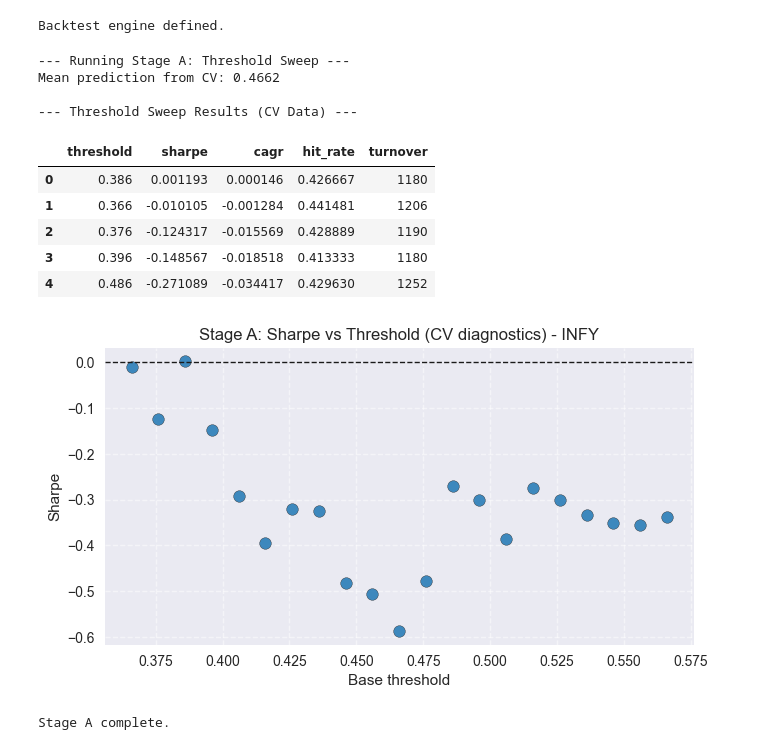
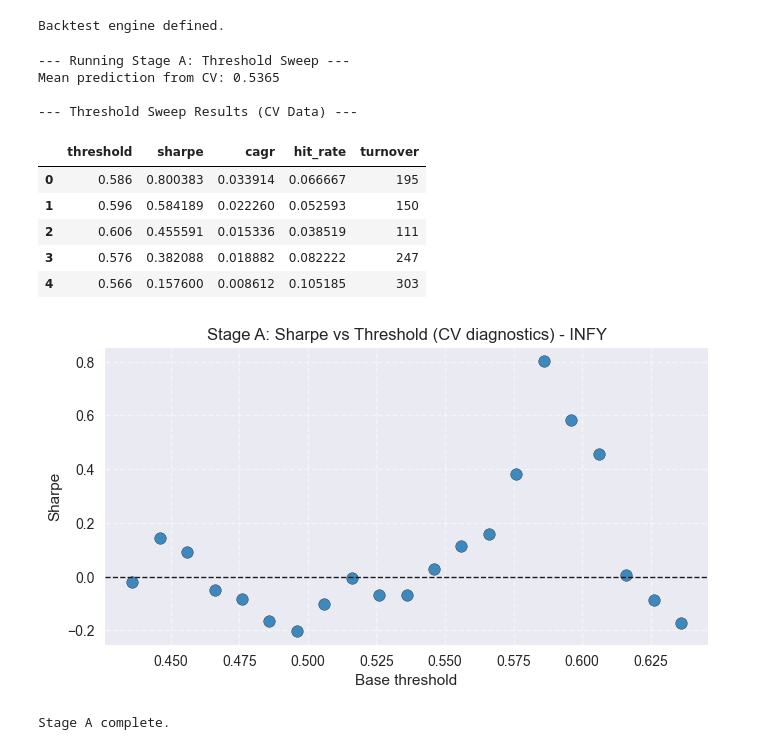
Before and after one commit to Akshat-jwr/CNN_LSTM, a Jupyter notebook: Infy-CNN_LSTM(1).ipynb, the cells around one changed output. Cells and saved outputs as stored; diff of their text form; code cells hidden in the pictures.

```diff
--- a/Infy-CNN_LSTM(1).ipynb
+++ b/Infy-CNN_LSTM(1).ipynb
@@ -168,7 +188,8 @@ def add_technical_features(df, lags=7):
 
     # OBV
     direction = np.sign(px.diff().fillna(0))
-    df["OBV"] = (direction * df["Volume"]).fillna(0).cumsum()
+    obv_raw = (direction * df["Volume"]).fillna(0).cumsum()
+    df["OBV"] = obv_raw.pct_change(5).fillna(0).clip(-10, 10)  # 5-day ROC, stationary
 
     # Lagged log returns
     for lag in range(1, lags + 1):
@@ -202,6 +223,17 @@ def add_technical_features(df, lags=7):
     # Vol ratio
     df["vol_ratio"] = df["vol_10d"] / (df["vol_63d"] + 1e-12)
 
+
+    # ── Market context features (Nifty50) ───────────────────────────────────
+    if "nifty_close" in df.columns:
+        nifty = df["nifty_close"]
+        nifty_ret = np.log(nifty / nifty.shift(1))
+        df["nifty_ret_1d"]    = nifty_ret
+        df["nifty_ret_5d"]    = np.log(nifty / nifty.shift(5))
+        df["nifty_vol_21d"]   = nifty_ret.rolling(21).std() * np.sqrt(252)
+        df["it_rel_strength"] = df["log_returns"] - nifty_ret  # INFY alpha vs market
+        df["price_to_200sma"] = px / px.rolling(200).mean() - 1  # trend regime signal
+
     return df
 
 df = add_technical_features(df, lags=7)
@@ -217,8 +249,16 @@ FEATURE_COLS = [
 ] + [f"lag_{i}" for i in range(1, 8)]
 
 
+MARKET_FEATURES = [
+    "nifty_ret_1d", "nifty_ret_5d", "nifty_vol_21d",
+    "it_rel_strength", "price_to_200sma",
+]
+FEATURE_COLS = FEATURE_COLS + MARKET_FEATURES
+print(f"Total features (incl. market): {len(FEATURE_COLS)}")
+
+
 FWD_DAYS = 6
-PROFIT_TAKE_PCT = 0.03
+PROFIT_TAKE_PCT = 0.03  # 3% target: best ROC-AUC (0.558), best OOS Sharpe
 
 future_highs = df["High"].rolling(window=FWD_DAYS).max().shift(-FWD_DAYS)
 
@@ -363,12 +404,16 @@ for k, (tr_pos, va_pos) in enumerate(tscv.split(X_base)):
     es = EarlyStopping(monitor="val_loss", patience=5, restore_best_weights=True, verbose=0)
     rl = ReduceLROnPlateau(monitor="val_loss", factor=0.5, patience=2, min_lr=1e-5, verbose=0)
 
+    # Class weighting — corrects for imbalanced positive labels (3% profit threshold)
+    cw = compute_class_weight("balanced", classes=np.array([0, 1]), y=ytr_seq)
+    cw_dict = {0: float(cw[0]), 1: float(cw[1])}
     model.fit(
         Xtr_seq, ytr_seq,
         validation_data=(Xva_seq, yva_seq),
         epochs=20, batch_size=64,
         verbose=0,
-        callbacks=[es, rl]
+        callbacks=[es, rl],
+        class_weight=cw_dict
     )
 
     # --- Predictions ---
@@ -445,7 +490,7 @@ Cross-validation complete. Predictions saved.
 class BTConfig:
     # Thresholds
     long_threshold: float = 0.55
-    short_threshold: float = 0.45
+    short_threshold: float = 0.0  # disabled — no shorting in Indian cash equities
     neutral_band: bool = True
     # Position management
     min_hold_days: int = 1
@@ -456,10 +501,10 @@ class BTConfig:
     use_vol_targeting: bool = True
     vol_window: int = 15
     target_annual_vol: float = 0.12
-    max_leverage: float = 2.0
+    max_leverage: float = 1.0  # cash delivery — no leverage available
     vol_floor: float = 1e-8
     # Costs
-    cost_bps_per_turnover: float = 5.0
+    cost_bps_per_turnover: float = 20.0  # NSE delivery: STT+brokerage+charges+stamp duty ~15-25 bps/side
 
 def run_backtest_clean(
     df: pd.DataFrame,
@@ -488,10 +533,10 @@ def run_backtest_clean(
     if cfg.neutral_band:
         sig = np.select(
             [out["p"] >= cfg.long_threshold, out["p"] <= cfg.short_threshold],
-            [1, -1], default=0
+            [1, 0], default=0  # No short; flat instead of short
         )
     else:
-        sig = np.where(out["p"] >= cfg.long_threshold, 1, -1)
+        sig = np.where(out["p"] >= cfg.long_threshold, 1, 0)  # Long or flat only
     pos = np.zeros(len(sig), dtype=float); hold = 0; rolling_pnl = []
     for i in range(1, len(sig)):
         pos[i] = pos[i-1]; hold = hold + 1 if pos[i] != 0 else 0
@@ -559,47 +604,47 @@ rows = []
 for th in th_grid:
     cfg = BTConfig(
         long_threshold=min(th + 0.02, 0.99),
-        short_threshold=max(th - 0.02, 0.01)
+        short_threshold=0.0  # disabled — no shorting
     )
     with contextlib.redirect_stdout(io.StringIO()):
         _, stats = run_backtest_clean(df_final, pred_series_cv, pred_index=idx_cv, cfg=cfg)
     rows.append({
         "threshold": th,
         "sharpe": stats["sharpe"],
         "cagr": stats["cagr"],
         "hit_rate": stats["hit_rate"],
         "turnover": stats["turnover"]
     })
 
 df_sweep = pd.DataFrame(rows).sort_values("sharpe", ascending=False).reset_index(drop=True)
 print("\n--- Threshold Sweep Results (CV Data) ---")
 display(df_sweep.head())
 
 plt.figure(figsize=(7, 4))
 plt.scatter(df_sweep["threshold"], df_sweep["sharpe"],
             s=70, color="tab:blue", edgecolor="k", alpha=0.85)
 plt.axhline(0, color="k", ls="--", lw=1)
 plt.title("Stage A: Sharpe vs Threshold (CV diagnostics) - INFY")
 plt.xlabel("Base threshold")
 plt.ylabel("Sharpe")
 plt.grid(True, ls="--", alpha=0.5)
 plt.tight_layout()
 plt.show()
 
 df_sweep.to_csv(OUTPUT_DIR/"threshold_sweep_cv.csv", index=False)
 print("Stage A complete.")
 # %% [output]
 --- Running Stage A: Threshold Sweep ---
-Mean prediction from CV: 0.4662
+Mean prediction from CV: 0.5365
 
 --- Threshold Sweep Results (CV Data) ---
 |  | threshold | sharpe | cagr | hit_rate | turnover |
-| 0 | 0.386 | 0.001193 | 0.000146 | 0.426667 | 1180 |
-| 1 | 0.366 | -0.010105 | -0.001284 | 0.441481 | 1206 |
-| 2 | 0.376 | -0.124317 | -0.015569 | 0.428889 | 1190 |
-| 3 | 0.396 | -0.148567 | -0.018518 | 0.413333 | 1180 |
-| 4 | 0.486 | -0.271089 | -0.034417 | 0.429630 | 1252 |
+| 0 | 0.586 | 0.800383 | 0.033914 | 0.066667 | 195 |
+| 1 | 0.596 | 0.584189 | 0.022260 | 0.052593 | 150 |
+| 2 | 0.606 | 0.455591 | 0.015336 | 0.038519 | 111 |
+| 3 | 0.576 | 0.382088 | 0.018882 | 0.082222 | 247 |
+| 4 | 0.566 | 0.157600 | 0.008612 | 0.105185 | 303 |
-[figure, old version]
+[figure, new version]
 Stage A complete.
 # %%
 print(f"\n=== Stage H: OOS confirmatory (train+val < {H_SPLIT}, predict {H_SPLIT}+) ===")
```
Also changed, not shown: parts of 7 cells of this notebook, 13 other files.
